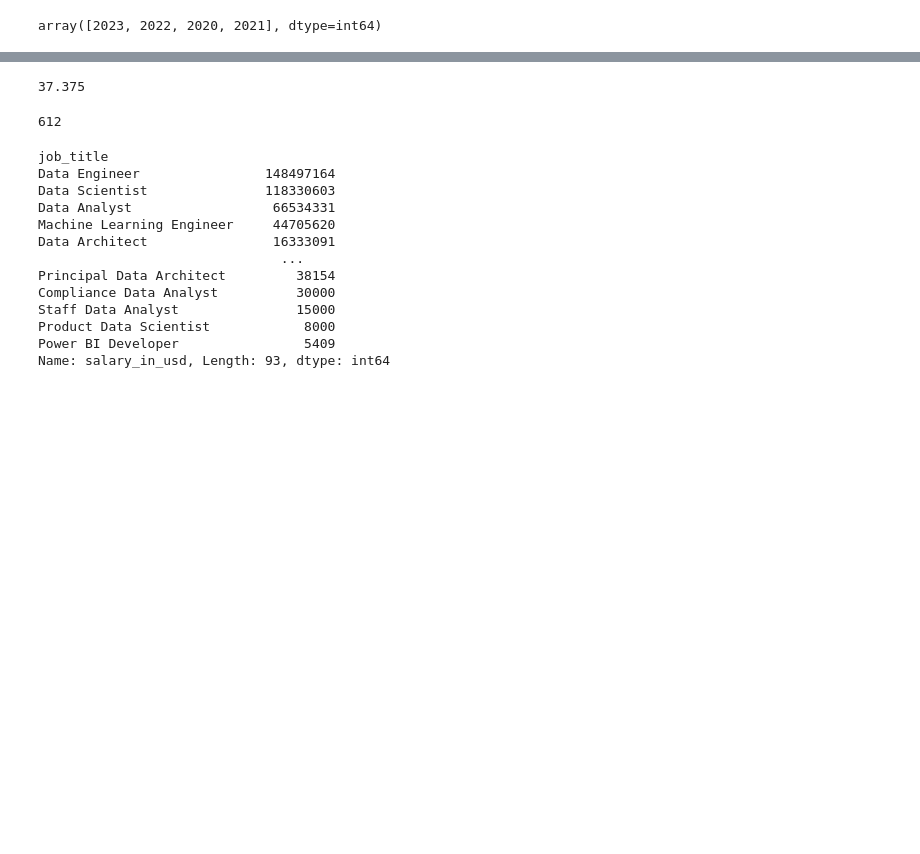
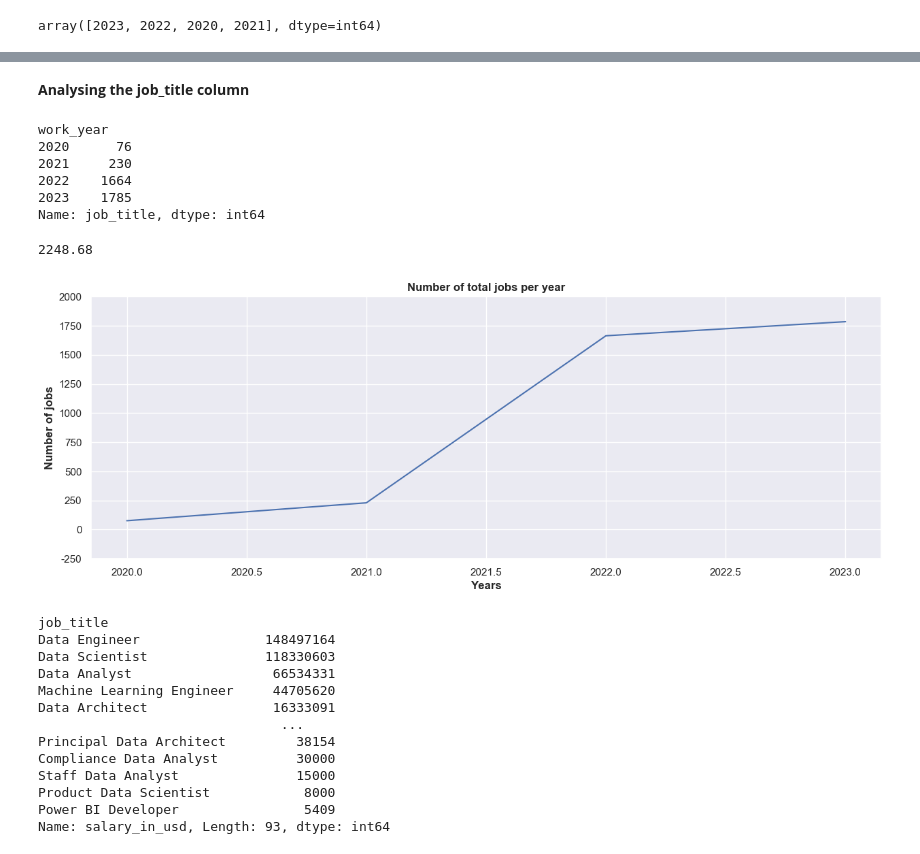
Before and after one commit to captin01/Data_Analysis, a Jupyter notebook: Data_salaries/Ds_salaries.ipynb, the cells around one changed output, grey strips where cells are left out. Saved outputs shown, nothing was run; the diff lists cells and outputs as text; code cells hidden in the pictures; blank space fills up the shorter version.

```diff
--- a/Data_salaries/Ds_salaries.ipynb
+++ b/Data_salaries/Ds_salaries.ipynb
@@ -97,10 +82,30 @@ Name: work_year, Length: 200, dtype: int64
-# %%
-per_x = (((x['Data Analyst'][2023]) - (x['Data Analyst'][2020])) / 8)
-per_x
-# %% [output]
-37.375
-# %%
-x['Data Analyst'].sum()
-# %% [output]
-612
+# %% [markdown]
+**Analysing the job_title column**
+# %%
+yr = df.groupby('work_year')['job_title'].count()
+yr
+# %% [output]
+work_year
+2020      76
+2021     230
+2022    1664
+2023    1785
+Name: job_title, dtype: int64
+# %%
+#Finding the %increase between 2020 and 2023.
+round((((yr[2023].sum() - yr[2020].sum()) / yr[2020].sum()) * 100),2)
+# %% [output]
+2248.68
+# %%
+#plotting line graph
+plt.figure(figsize = (15,5))
+plt.plot(yr.index,
+         yr.values)
+plt.ylabel('Number of jobs', fontweight = 'bold')
+plt.xlabel('Years', fontweight = 'bold')
+plt.yticks(ticks=plt.yticks()[0], labels=plt.yticks()[0].astype(int))
+plt.title('Number of total jobs per year', fontsize = 12, fontweight = 'bold')
+plt.show()
+# %% [output]
+[figure, added]
 # %%
```
Also changed, not shown: parts of 17 cells of this notebook.
